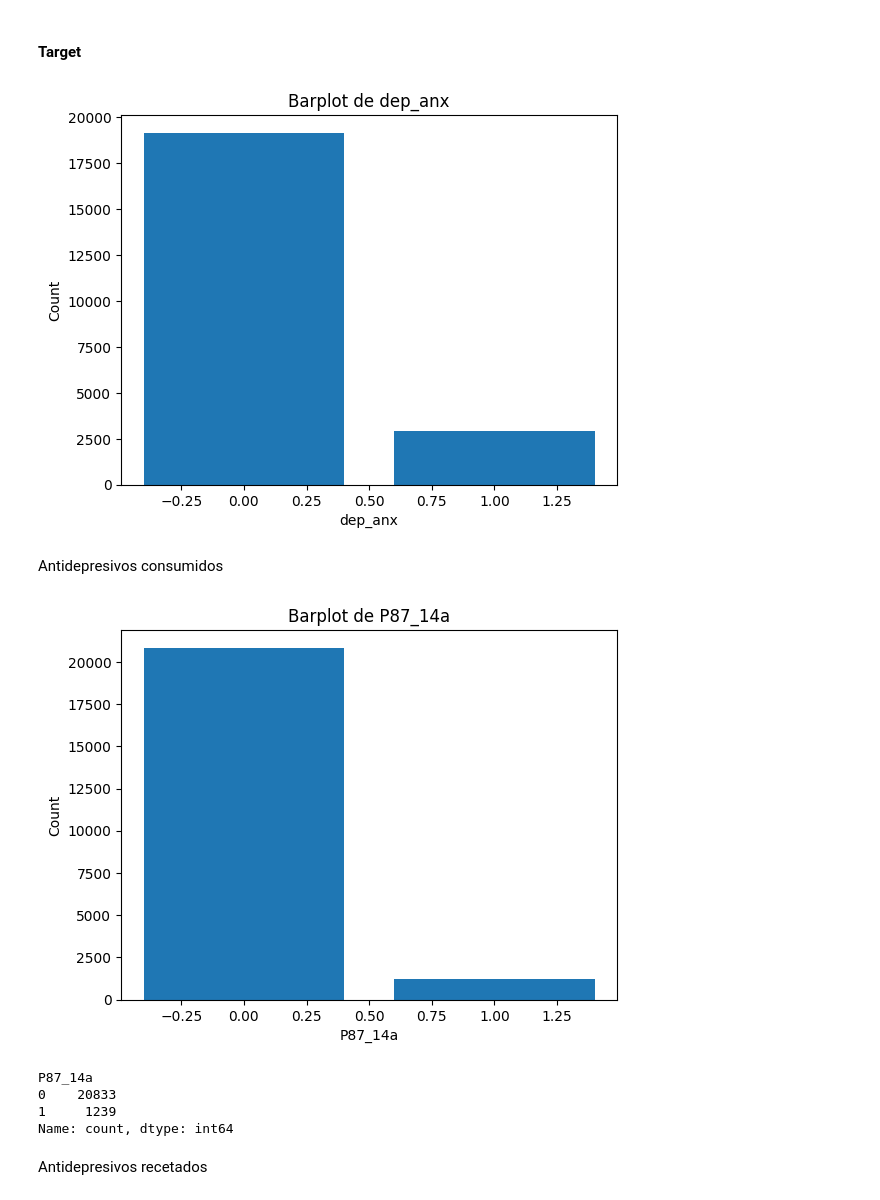
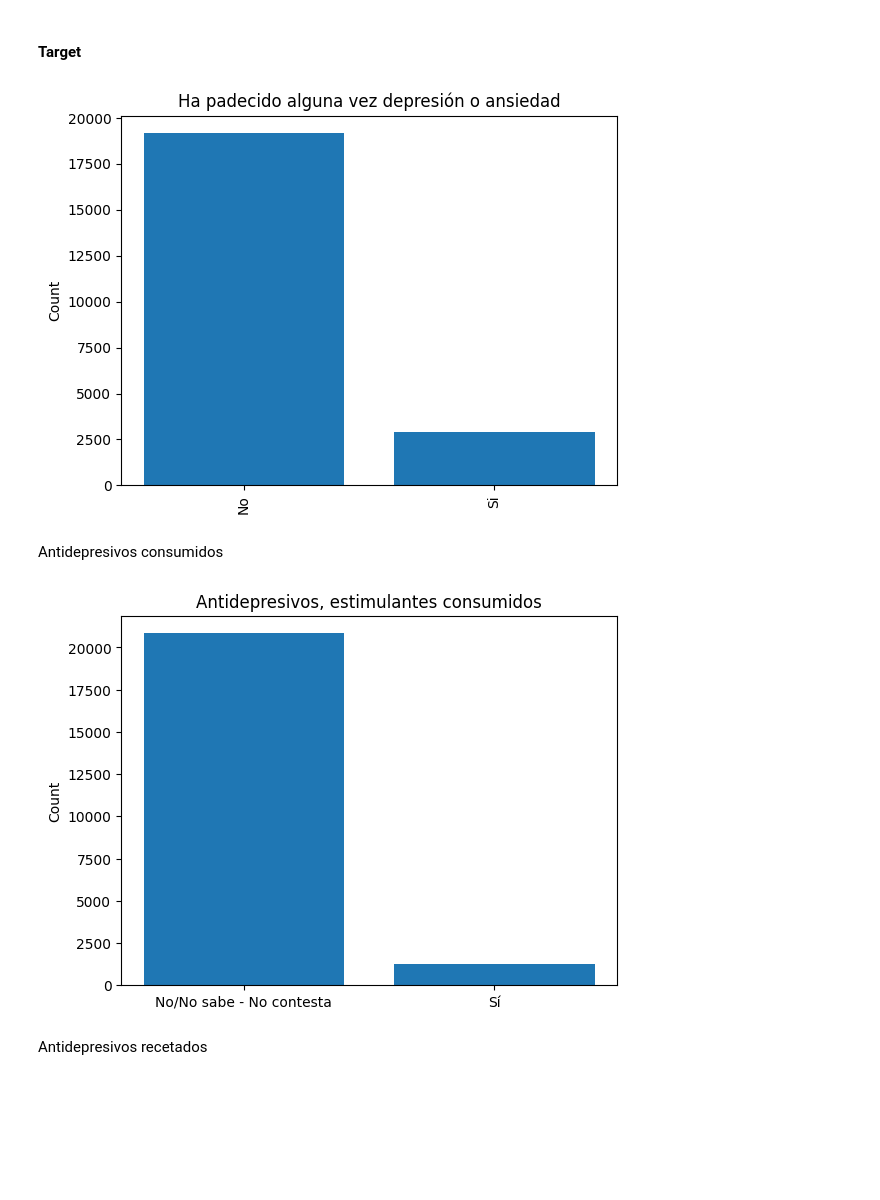
Before and after one commit to linama2593/mental_health_spain, a Jupyter notebook: src/exploratory_data_analysis_json.ipynb, the cells around one changed output. Cells and saved outputs as stored; diff of their text form; code cells hidden in the pictures; blank space fills up the shorter version.

```diff
--- a/src/exploratory_data_analysis_json.ipynb
+++ b/src/exploratory_data_analysis_json.ipynb
@@ -154,6 +154,12 @@ varijson['CCAA']['diccionario']
 def parse_json(columna):
     categories = list(varijson[columna]['diccionario'].values())
     categories = [str(cat) for cat in categories]
-    return categories
+
+    values=list(varijson[columna]['diccionario'].keys())
+    values = [int(cat) for cat in values]
+
+    title = varijson[columna]['Descripción']
+
+    return values, categories, title
 # %% [markdown]
 ### Univariable Description
@@ -302,8 +323,6 @@ plt.show()
 # %% [markdown]
 #### Target
 # %%
-
-
 var_x = 'dep_anx'
 
 # Obtén los valores únicos y sus recuentos
@@ -313,43 +332,40 @@ counts = clean_df[var_x].value_counts()
 plt.bar(counts.index, counts.values)
 
 # Personaliza el gráfico
-plt.xlabel(var_x)
+plt.xlabel('')
 plt.ylabel('Count')
-plt.title('Barplot de {}'.format(var_x))
+plt.title('Ha padecido alguna vez depresión o ansiedad')
+
+plt.xticks([0,1], ['No','Si'], rotation = 90)
 
 # Muestra el gráfico
 plt.show()
 # %% [output]
-[figure, old version]
+[figure, new version]
 # %% [markdown]
 Antidepresivos consumidos
 # %%
-
-
 var_x = 'P87_14a'
 
 # Obtén los valores únicos y sus recuentos
 counts = clean_df[var_x].value_counts()
 
+values, categories, title= parse_json(var_x)
+
 # Crea el gráfico de barras
 plt.bar(counts.index, counts.values)
 
 # Personaliza el gráfico
-plt.xlabel(var_x)
+plt.xlabel('')
 plt.ylabel('Count')
-plt.title('Barplot de {}'.format(var_x))
+plt.title(title)
+
+plt.xticks(values, categories)
 
 # Muestra el gráfico
 plt.show()
 # %% [output]
-[figure, old version]
+[figure, new version]
-# %%
-clean_df['P87_14a'].value_counts()
-# %% [output]
-P87_14a
-0    20833
-1     1239
-Name: count, dtype: int64
 # %% [markdown]
 Antidepresivos recetados
 # %%
```
Also changed, not shown: parts of 22 cells of this notebook.
